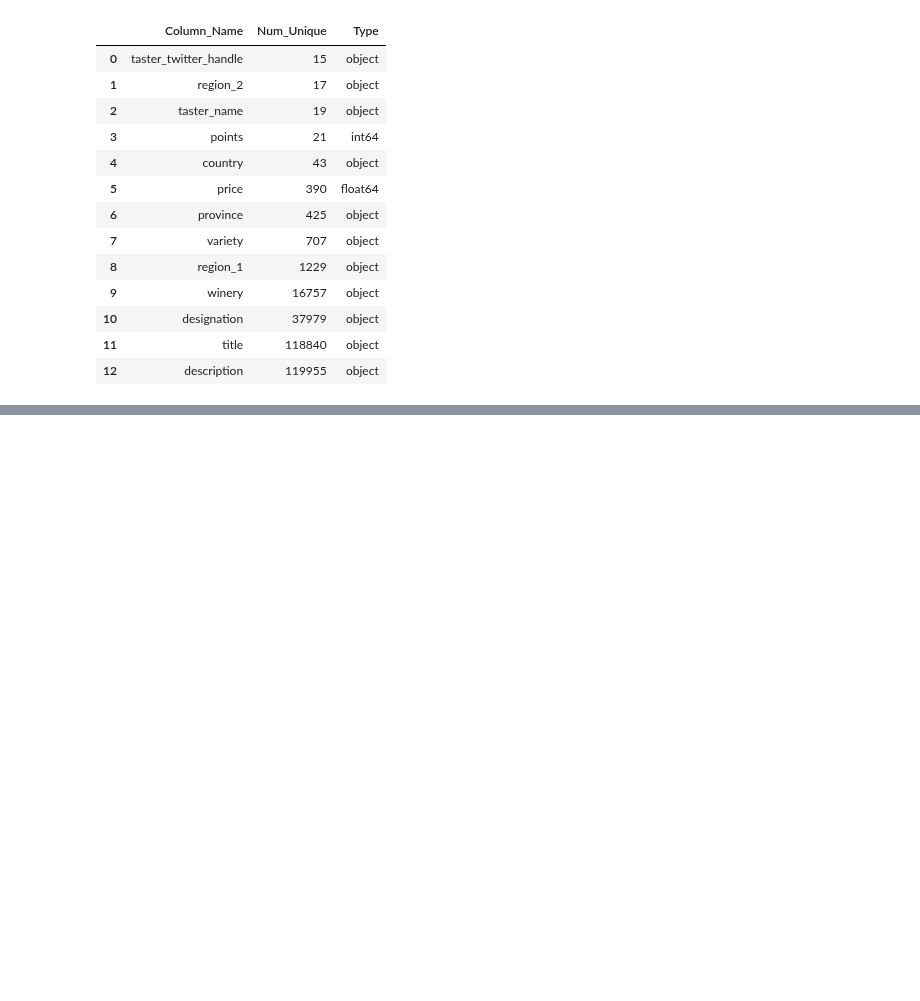
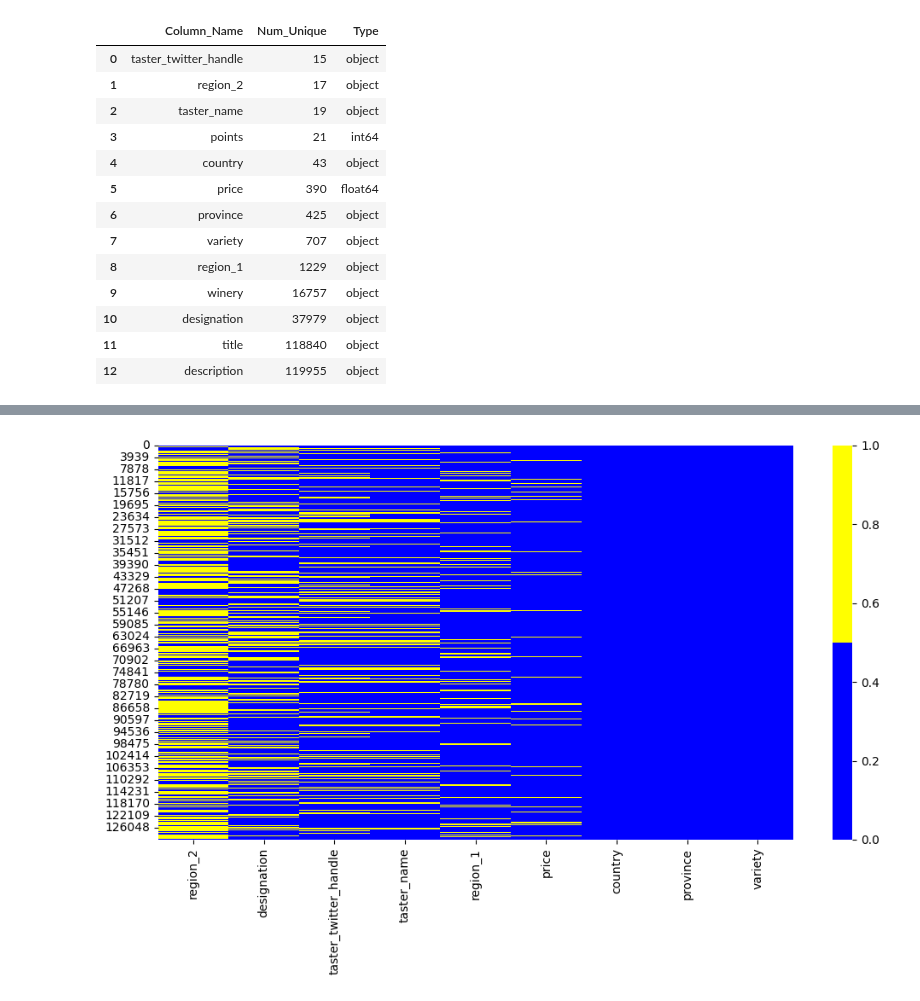
Before and after one commit to Serstefs/sfds, a Jupyter notebook: DS/EDA-1. Введение в разведывательный анализ данных. Алгоритмы и методы EDA/EDA-1. Введение в разведывательный анализ данных. Алгоритмы и методы EDA.ipynb, the cells around one changed output, grey strips where cells are left out. Saved outputs shown, nothing was run; the diff lists cells and outputs as text; code cells hidden in the pictures; blank space fills up the shorter version.

```diff
--- a/DS/EDA-1. Введение в разведывательный анализ данных. Алгоритмы и методы EDA/EDA-1. Введение в разведывательный анализ данных. Алгоритмы и методы EDA.ipynb
+++ b/DS/EDA-1. Введение в разведывательный анализ данных. Алгоритмы и методы EDA/EDA-1. Введение в разведывательный анализ данных. Алгоритмы и методы EDA.ipynb
@@ -315,0 +392,13 @@ display(unique_counts)
+# %%
+import matplotlib.pyplot as plt
+import seaborn as sns
+# тепловая карта пропусков, мы можем увидеть места их концентрации в таблице.
+colors = ['blue', 'yellow']
+fig = plt.figure(figsize=(12, 6))
+cols = cols_with_null.index
+ax = sns.heatmap(
+    data[cols].isnull(),
+    cmap=sns.color_palette(colors),
+)
+# %% [output]
+[figure, added]
```
Also changed, not shown: parts of 26 cells of this notebook, 2 other files.
